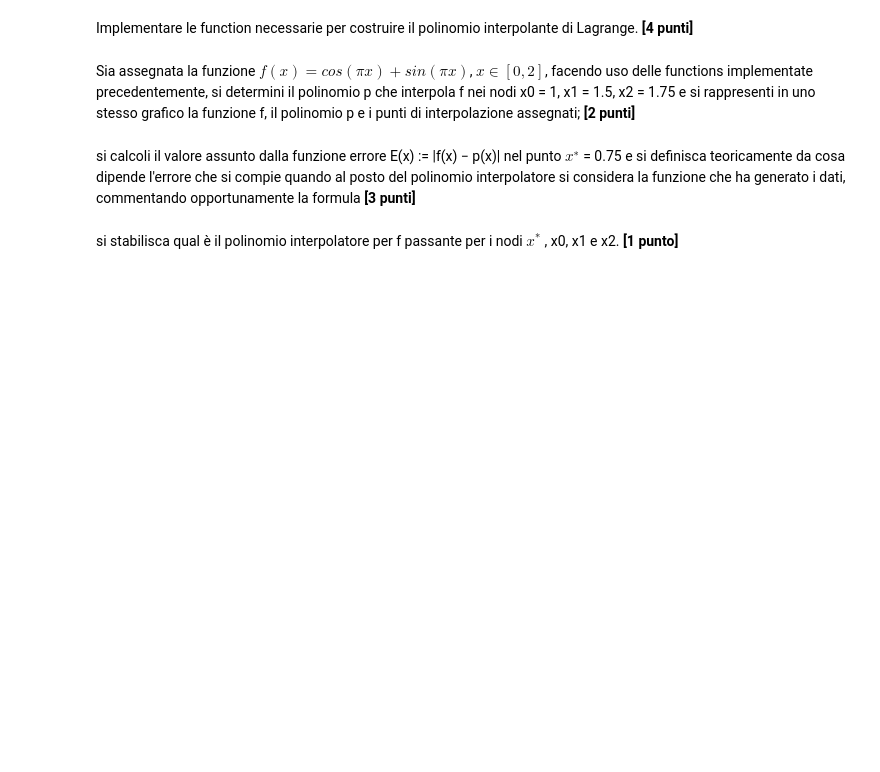
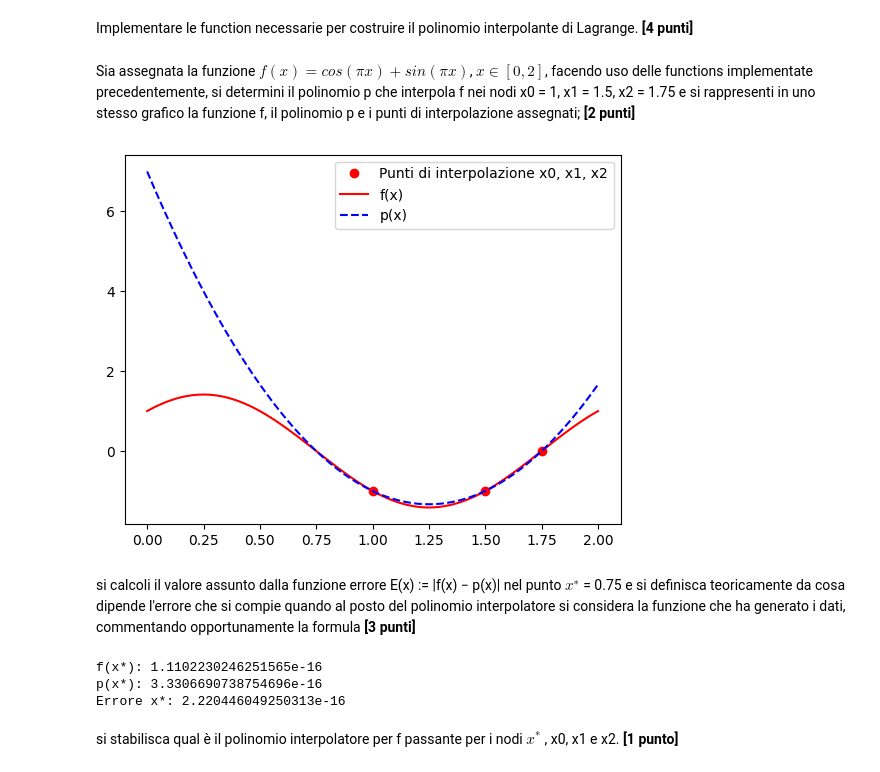
Before and after one commit to lspita/unibo-metodi-numerici-ia, a Jupyter notebook: esami/2025-01-10/Esame_Metodi_Numerici_10Gennaio_2025.ipynb, the cells around one changed output. Cells and saved outputs as stored; diff of their text form; code cells hidden in the pictures; blank space fills up the shorter version.

```diff
--- a/esami/2025-01-10/Esame_Metodi_Numerici_10Gennaio_2025.ipynb
+++ b/esami/2025-01-10/Esame_Metodi_Numerici_10Gennaio_2025.ipynb
@@ -60,13 +266,71 @@ Totale **Punti 12**
 # %% [markdown]
 Implementare le function necessarie per costruire il polinomio interpolante di Lagrange.
                                        **[4 punti]**
+# %%
+# punto 1
+def plagr(xnodi,j):
+    xzeri=np.zeros_like(xnodi)
+    n=xnodi.size
+    if j==0:
+       xzeri=xnodi[1:n]
+    else:
+       xzeri=np.append(xnodi[:j], xnodi[j+1:n])
+
+    num=np.poly(xzeri)
+    den=np.polyval(num, xnodi[j])
+
+    p=num/den
+    return p
+
+
+
+def InterpL(x, y, xx):
+     n=x.size
+     m=xx.size
+     L=np.zeros((m,n))
+     for j in range(n):
+        p=plagr(x, j)
+        L[:,j]=np.polyval(p, xx)
+
+
+     return L@y
 # %% [markdown]
 Sia assegnata la funzione $f(x)=cos(\pi x)+sin(\pi x)$, $ x \in [0,2]$,
 facendo uso delle functions implementate precedentemente, si determini il polinomio p che interpola f nei nodi  x0 = 1, x1 = 1.5, x2 = 1.75 e si rappresenti in uno stesso grafico la funzione f, il polinomio p e i punti di interpolazione assegnati;
                                           **[2 punti]**
+# %%
+f = lambda x: np.cos(np.pi*x)+np.sin(np.pi*x)
+x = np.array([1.0, 1.5, 1.75]) # x0, x1, x2
+y = f(x)
+xx = np.linspace(0, 2, 100)
+yy = InterpL(x, y, xx)
+
+plt.plot(x, y, "ro", label="Punti di interpolazione x0, x1, x2")
+plt.plot(xx, f(xx), "r-", label="f(x)")
+plt.plot(xx, yy, "b--", label="p(x)")
+plt.legend()
+plt.show()
+# %% [output]
+[figure, added]
 # %% [markdown]
  si calcoli il valore assunto dalla funzione errore E(x) := |f(x) − p(x)| nel punto $x^∗$ = 0.75 e si definisca teoricamente da cosa dipende l'errore che si compie quando al posto del polinomio interpolatore si considera la funzione che ha generato i dati, commentando opportunamente la formula
                                                              **[3 punti]**
+# %%
+xs = 0.75 # x*
+ys=f(xs)
+yys=InterpL(x, y, np.array([xs]))[0]
+
+err_xs = np.abs(ys-yys)
+print("f(x*):", ys)
+print("p(x*):", yys)
+print("Errore x*:", err_xs)
+
+# L'errore è dovuto dal fatto che il polinomio interpolatore assicura di avere il valore esatto f(x) nelle x usate per la costruzione dell'interpolazione, ma approssima negli altri punti.
+# Aggiungendo ulteriori punti di interpolazione, soprattuto vicino allo 0 in cui non ce ne sono, il polinomio avrebbe avuto un'approssimazione migliore intorno ad x*.
+# %% [output]
+f(x*): 1.1102230246251565e-16
+p(x*): 3.3306690738754696e-16
+Errore x*: 2.220446049250313e-16
 # %% [markdown]
 si stabilisca qual è il polinomio interpolatore per f passante per i nodi $x^*$
 , x0, x1 e x2.   **[1 punto]**
```
Also changed, not shown: parts of 14 cells of this notebook.
